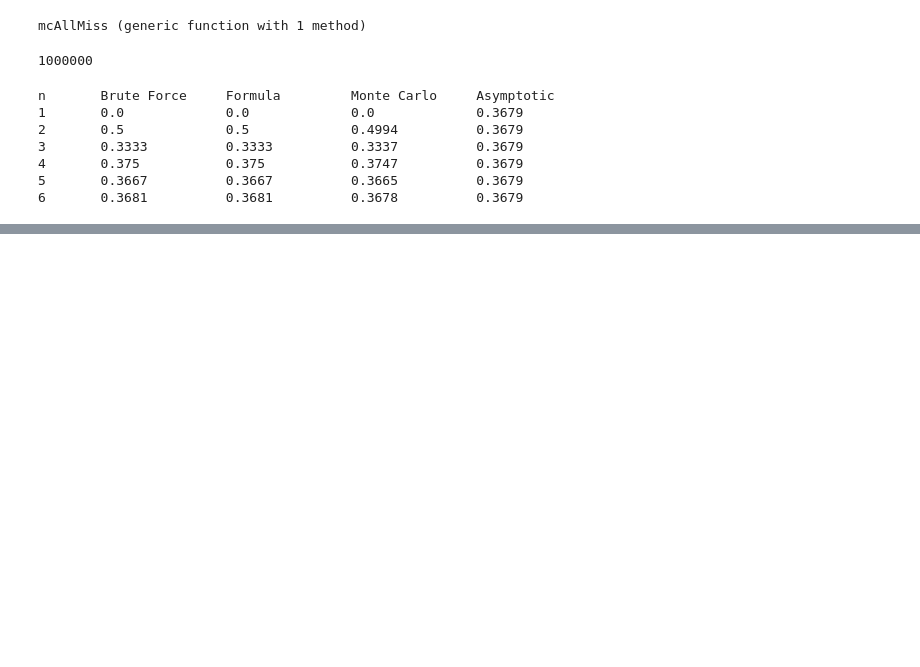
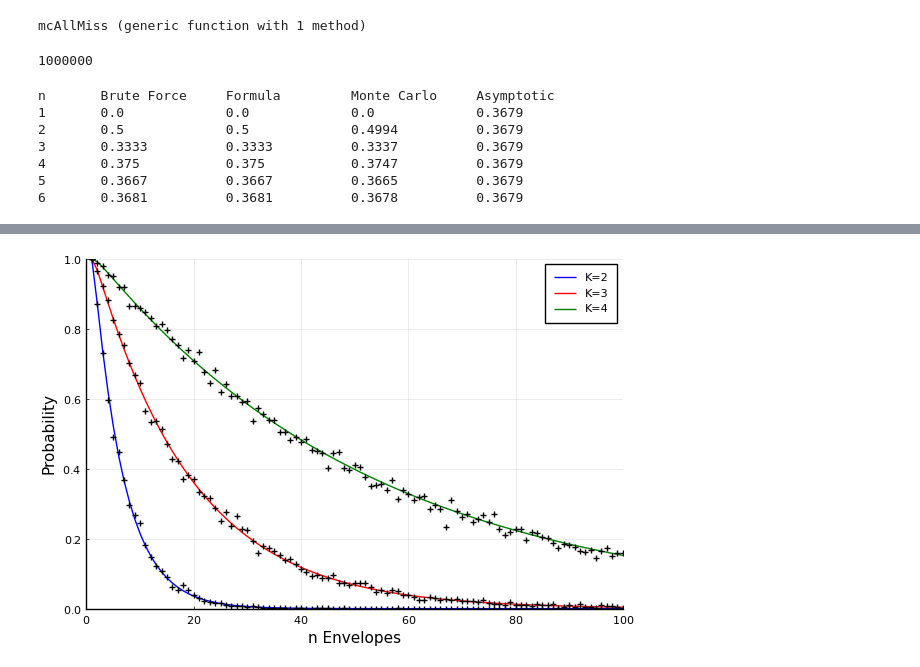
Before and after one commit to shizidushu/statistics-with-julia-coding-notebook, a Jupyter notebook: 2-basic-probability.ipynb, the cells around one changed output, grey strips where cells are left out. Cells and saved outputs as stored; diff of their text form; code cells hidden in the pictures; blank space fills up the shorter version.

Commit message:
an occupancy problem

```diff
--- a/2-basic-probability.ipynb
+++ b/2-basic-probability.ipynb
@@ -279,0 +290,16 @@ n       Brute Force     Formula         Monte Carlo     Asymptotic
+# %%
+function occupanyMC(n, r, N)
+    fullCount = 0
+    for _ in 1:N
+        envelopes = zeros(Int, n)
+        for k in 1:r
+            target = rand(1:n)
+            envelopes[target] += 1
+        end
+        numFilled = sum(envelopes .> 0)
+        if numFilled == n
+            fullCount +=1
+        end
+    end
+    return fullCount/N
+end
@@ -279,0 +308,2 @@ n       Brute Force     Formula         Monte Carlo     Asymptotic
+# %%
+max_n, N, Kvals = 100, 10^3, [2,3,4]
@@ -279,0 +312,2 @@ n       Brute Force     Formula         Monte Carlo     Asymptotic
+# %%
+analytic = [[occupancyAnalytic(big(n), big(k*n)) for n in 1:max_n] for k in Kvals]
@@ -279,0 +319,2 @@ n       Brute Force     Formula         Monte Carlo     Asymptotic
+# %%
+monteCarlo = [[occupanyMC(n,k*n,N) for n in 1:max_n] for k in Kvals]
@@ -279,0 +326,8 @@ n       Brute Force     Formula         Monte Carlo     Asymptotic
+# %%
+plot(1:max_n, analytic, c=[:blue :red :green],
+    label=["K=2" "K=3" "K=4"])
+scatter!(1:max_n, monteCarlo, mc=:black, shape=:+,
+    label="", xlims=(0,max_n),ylims=(0,1),
+    xlabel="n Envelopes", ylabel="Probability", legend=:topright)
+# %% [output]
+[figure, added]
```
Also changed, not shown: parts of 7 cells of this notebook.
